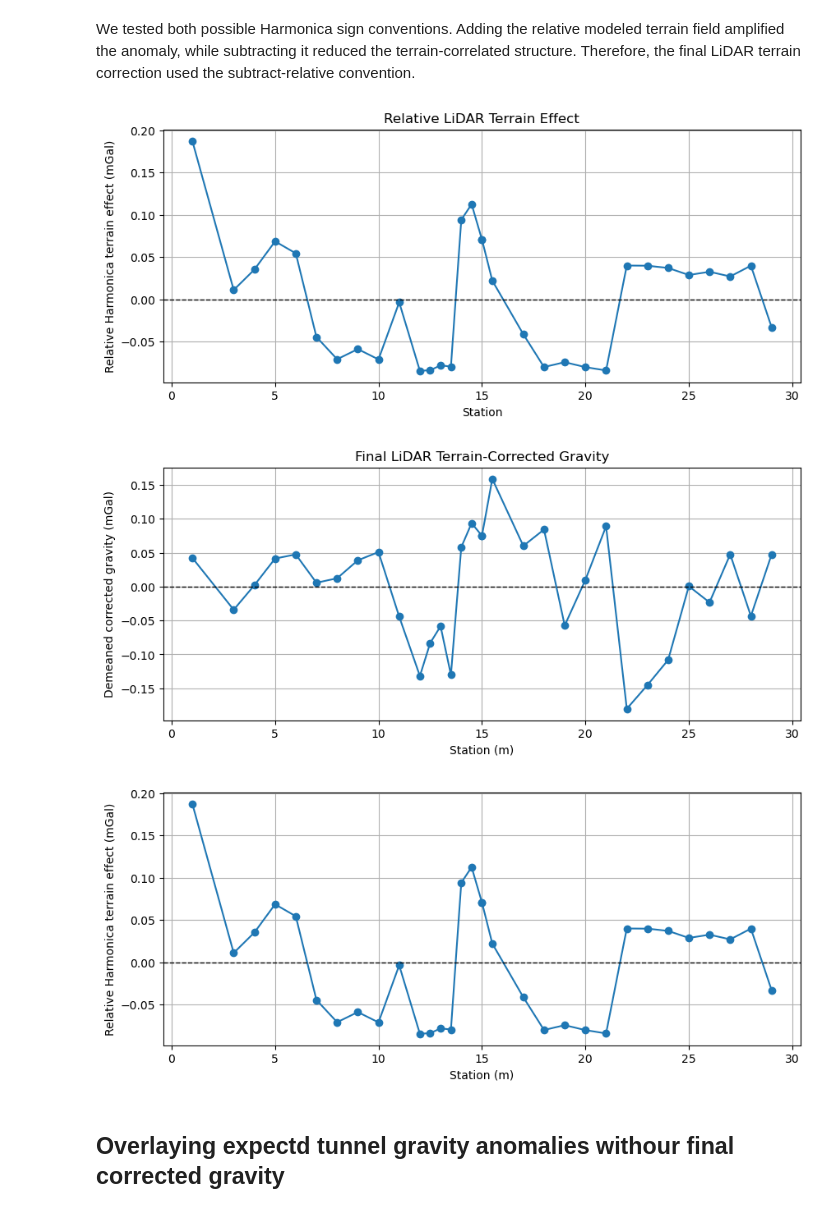
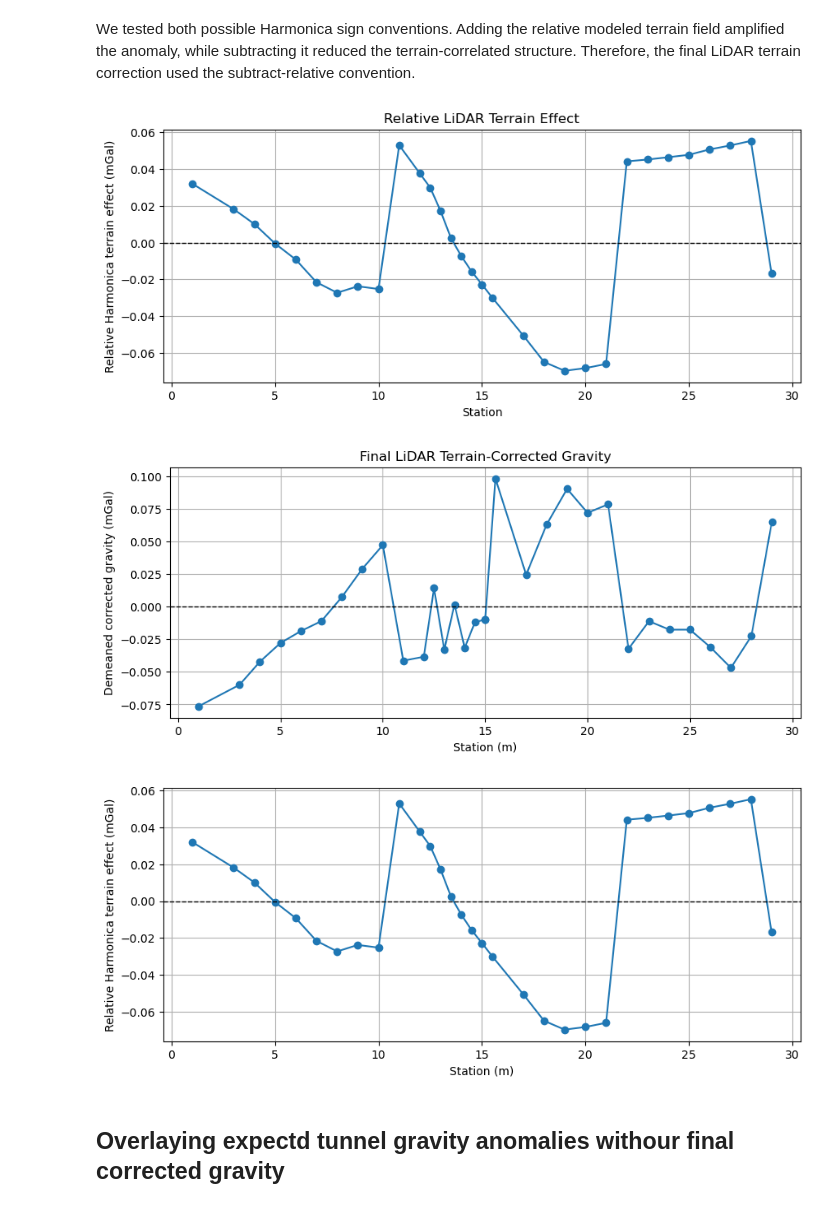
Before and after one commit to tessamurphy16/Geophysical-Characterization-of-the-Historic-Onyx-Mine-in-Steamboat-Springs-CO.-, a Jupyter notebook: notebooks/WORKING ipynb files/05_Gravity_CLEAN_LiDAR_Terrain_Correction.ipynb, the cells around one changed output. Drawn from its saved outputs; the diff is of its cells as text; code cells hidden in the pictures.

Commit message:
updating gravity figs and data

```diff
--- a/notebooks/WORKING ipynb files/05_Gravity_CLEAN_LiDAR_Terrain_Correction.ipynb
+++ b/notebooks/WORKING ipynb files/05_Gravity_CLEAN_LiDAR_Terrain_Correction.ipynb
@@ -20,26 +20,23 @@ sys.path.append(str(PY_DIR))
 import onyx_clean_lidar_terrain_correction as tc
 importlib.reload(tc)
 
-PROFILE_CSV = GRAVITY_DIR / "raw_data/gps_data/grp2n1onyx_profile.csv"
+PROFILE_CSV = GRAVITY_DIR / "Onyx_Profile_DEM_Elevations_ONLY.csv"
 
-LIDAR_TILE_DIR = LIDAR_DIR / "LiDAR_2026-06-05T19_40_33.076Z"
-DEM_TILES = sorted(LIDAR_TILE_DIR.glob("*.tif"))
-
-OUT_CSV = GRAVITY_DIR / "Onyx_Profile_Harmonica_LiDAR_Corrected.csv"
+OUT_CSV = GRAVITY_DIR / "Onyx_Profile_DEM_Elevations_LiDAR_Corrected.csv"
 OUT_DEM = LIDAR_DIR / "Onyx_Profile_Merged_DEM_UTM13N.tif"
 
-# out, topo = tc.run_lidar_terrain_correction(
-#     profile_csv=PROFILE_CSV,
-#     dem_tiles=DEM_TILES,
-#     out_csv=OUT_CSV,
-#     out_dem=OUT_DEM,
-#     dst_crs="EPSG:26913",
-#     dem_z_factor=0.30480060960121924,
-#     model_spacing_m=5.0,
-#     pad_m=500.0,
-#     density_kg_m3=2670.0,
-#     upward_offset_m=0.25,
-#     reference_mode="mean_station_elevation",
-# )
+out, topo = tc.run_lidar_terrain_correction(
+    profile_csv=PROFILE_CSV,
+    dem_tiles=DEM_TILES,
+    out_csv=OUT_CSV,
+    out_dem=OUT_DEM,
+    dst_crs="EPSG:26913",
+    dem_z_factor=0.30480060960121924,
+    model_spacing_m=5.0,
+    pad_m=500.0,
+    density_kg_m3=2670.0,
+    upward_offset_m=0.25,
+    reference_mode="mean_station_elevation",
+)
 
-# out.head()
+out.head()
@@ -149,7 +116,7 @@ plt.title("Relative LiDAR Terrain Effect")
 plt.grid(True)
 plt.show()
 # %% [output]
-[figure, old version]
+[figure, new version]
 # %%
 plt.figure(figsize=(10, 4))
 
@@ -167,31 +134,31 @@ plt.title("Final LiDAR Terrain-Corrected Gravity")
 plt.grid(True)
 plt.show()
 # %% [output]
-[figure, old version]
+[figure, new version]
 # %%
 plt.figure(figsize=(10, 4))
 
 plt.plot(
     out["station"],
     out["harmonica_gz_relative_mgal"],
     marker="o",
 )
 
 plt.axhline(0, color="k", linestyle="--", linewidth=1)
 plt.xlabel("Station (m)")
 plt.ylabel("Relative Harmonica terrain effect (mGal)")
 #plt.title("Relative LiDAR Terrain Effect")
 plt.grid(True)
 
-plt.savefig(
-    "../../figures/Final_figures/Relative_LiDAR_Terrain_Effect.png",
-    dpi=300,
-    bbox_inches="tight"
-)
+# plt.savefig(
+#     "../../figures/Final_figures/Relative_LiDAR_Terrain_Effect.png",
+#     dpi=300,
+#     bbox_inches="tight"
+# )
 
 plt.show()
 # %% [output]
-[figure, old version]
+[figure, new version]
 # %% [markdown]
 ## Overlaying expectd tunnel gravity anomalies withour final corrected gravity
 # %%
```
Also changed, not shown: parts of 5 cells of this notebook, 3 other files.
